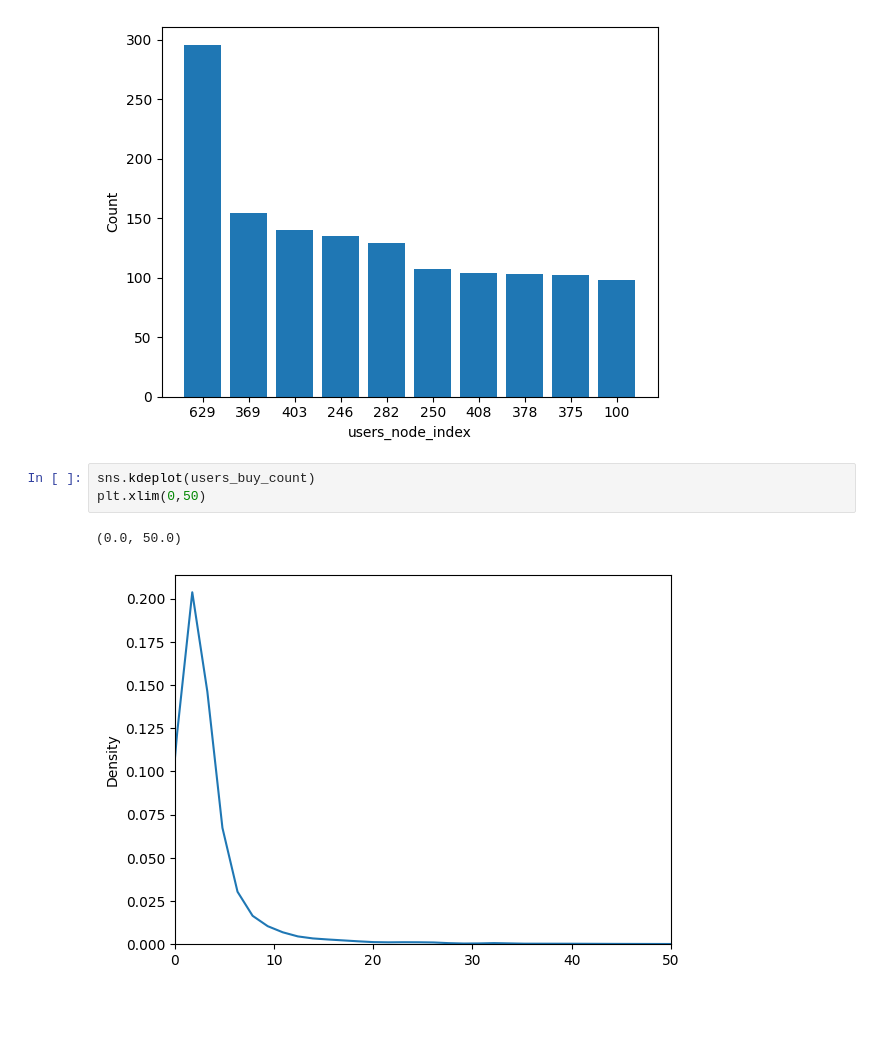
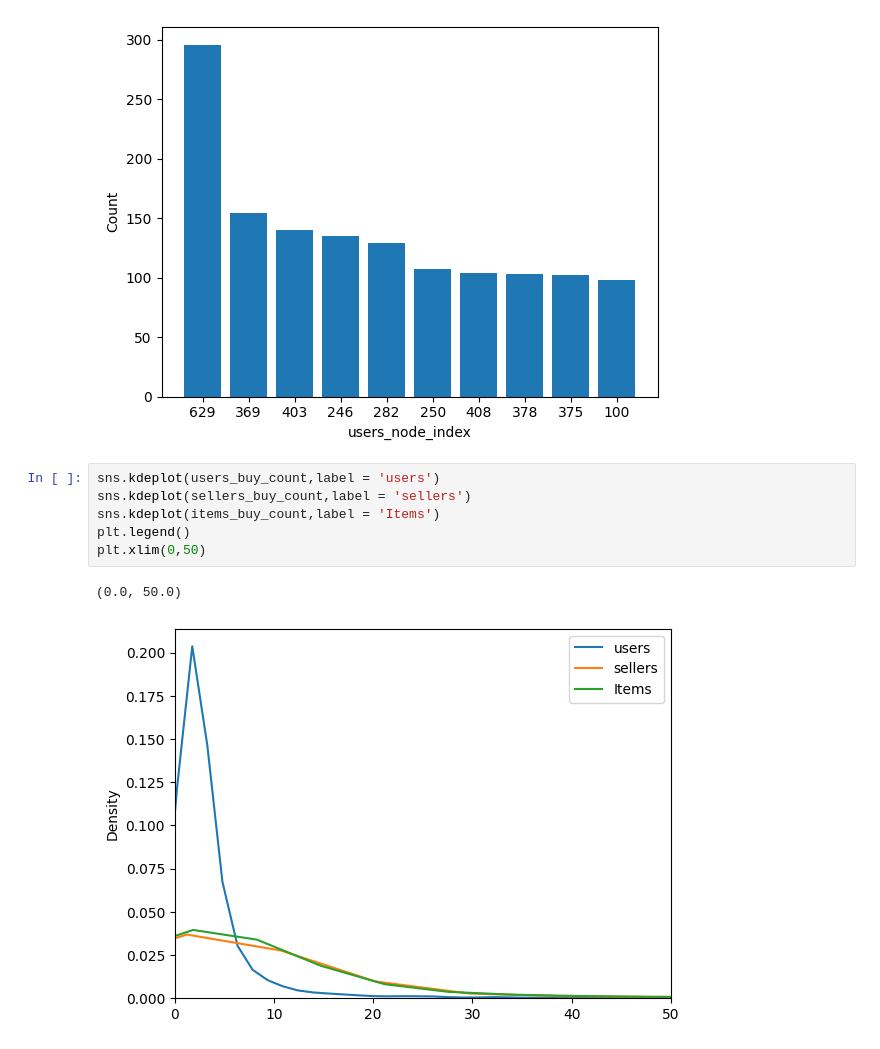
Before and after one commit to yueguo1997/SNA_recommender_system, a Jupyter notebook: EDA_on_sales_data.ipynb, the cells around one changed output. Drawn from its saved outputs; the diff is of its cells as text; blank space fills up the shorter version.

```diff
--- a/EDA_on_sales_data.ipynb
+++ b/EDA_on_sales_data.ipynb
@@ -159,8 +160,11 @@ plt.show()
 # %% [output]
 [figure]
 # %%
-sns.kdeplot(users_buy_count)
+sns.kdeplot(users_buy_count,label = 'users')
+sns.kdeplot(sellers_buy_count,label = 'sellers')
+sns.kdeplot(items_buy_count,label = 'Items')
+plt.legend()
 plt.xlim(0,50)
 # %% [output]
 (0.0, 50.0)
-[figure, old version]
+[figure, new version]
```
Also changed, not shown: parts of 2 cells of this notebook.
